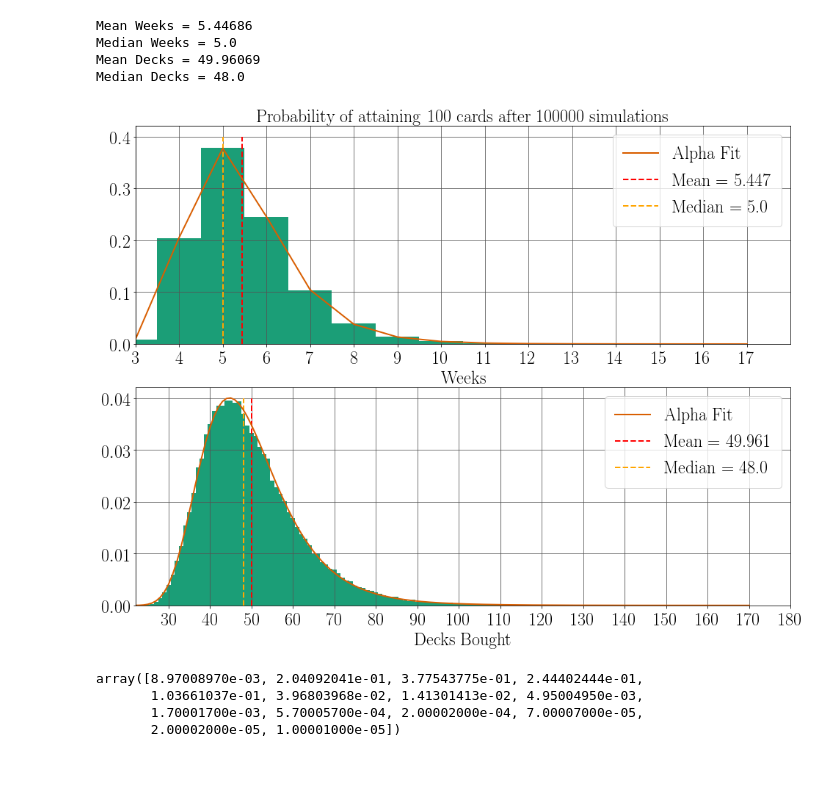
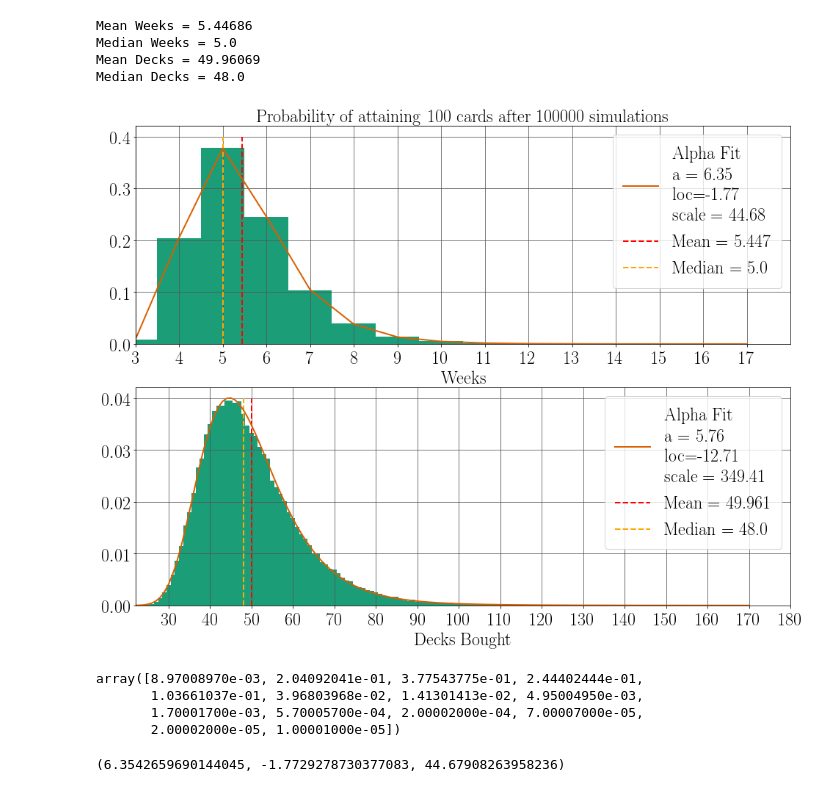
Before and after one commit to ccahilla/Sandbox, a Jupyter notebook: Riddler/Get100CardsRandomly.ipynb, the cells around one changed output. Cells and saved outputs as stored; diff of their text form; code cells hidden in the pictures.

Commit message:
Made plot nicer

```diff
--- a/Riddler/Get100CardsRandomly.ipynb
+++ b/Riddler/Get100CardsRandomly.ipynb
@@ -98,39 +98,43 @@ s1 = fig.add_subplot(211)
 s2 = fig.add_subplot(212)
 
 h1 = s1.hist(weeksArr, bins=bins1, normed=True, align='left')
 s1.vlines(x=weeksMean, ymin=0, ymax=0.4, color='red', linestyles='--', label='Mean = {0:.3f}'.format(weeksMean))
 s1.vlines(x=weeksMedian, ymin=0, ymax=0.4, color='orange', linestyles='--', label='Median = {0}'.format(weeksMedian))
 weeksFit = stats.alpha.fit(weeksArr)
 alphaPDF = stats.alpha.pdf(bins1, weeksFit[0], weeksFit[1], weeksFit[2]) # now get theoretical values in our interval
-s1.plot(bins1, alphaPDF, label="Alpha Fit") # plot it
+s1.plot(bins1, alphaPDF, label='Alpha Fit\na = {0:.2f}\nloc={1:.2f}\nscale = {2:.2f}'.format(weeksFit[0], weeksFit[1], weeksFit[2])) # plot it
 
 h2 = s2.hist(decksArr, bins=bins2, normed=True, align='left')
 s2.vlines(x=decksMean, ymin=0, ymax=0.04, color='red', linestyles='--', label='Mean = {0:.3f}'.format(decksMean))
 s2.vlines(x=decksMedian, ymin=0, ymax=0.04, color='orange', linestyles='--', label='Median = {0}'.format(decksMedian))
 decksFit = stats.alpha.fit(decksArr)
 alphaPDF2 = stats.alpha.pdf(bins2, decksFit[0], decksFit[1], decksFit[2]) # now get theoretical values in our interval
-s2.plot(bins2, alphaPDF2, label="Alpha Fit") # plot it
+s2.plot(bins2, alphaPDF2, label='Alpha Fit\na = {0:.2f}\nloc={1:.2f}\nscale = {2:.2f}'.format(decksFit[0], decksFit[1], decksFit[2])) # plot it
 
 s1.set_xlim([min(weeksArr), max(weeksArr)])
 s2.set_xlim([min(decksArr), max(decksArr)])
 
 s1.set_xticks(np.arange(min(weeksArr), max(weeksArr)))
 s2.set_xticks(10*np.arange(3,19))
 
 s1.set_xlabel('Weeks')
 s1.set_title('Probability of attaining 100 cards after {0} simulations'.format(simulationNumber))
 s2.set_xlabel('Decks Bought')
 
 s1.legend()
 s2.legend()
 
 plt.savefig('./plots/{0}_Riddler.pdf'.format(time.strftime('%Y%m%d')))
 plt.show()
 # %% [output]
-[figure, old version]
+[figure, new version]
 # %%
 # %% [output]
 array([8.97008970e-03, 2.04092041e-01, 3.77543775e-01, 2.44402444e-01,
        1.03661037e-01, 3.96803968e-02, 1.41301413e-02, 4.95004950e-03,
        1.70001700e-03, 5.70005700e-04, 2.00002000e-04, 7.00007000e-05,
        2.00002000e-05, 1.00001000e-05])
+# %%
+weeksFit
+# %% [output]
+(6.3542659690144045, -1.7729278730377083, 44.67908263958236)
```
Also changed, not shown: 1 other file.
